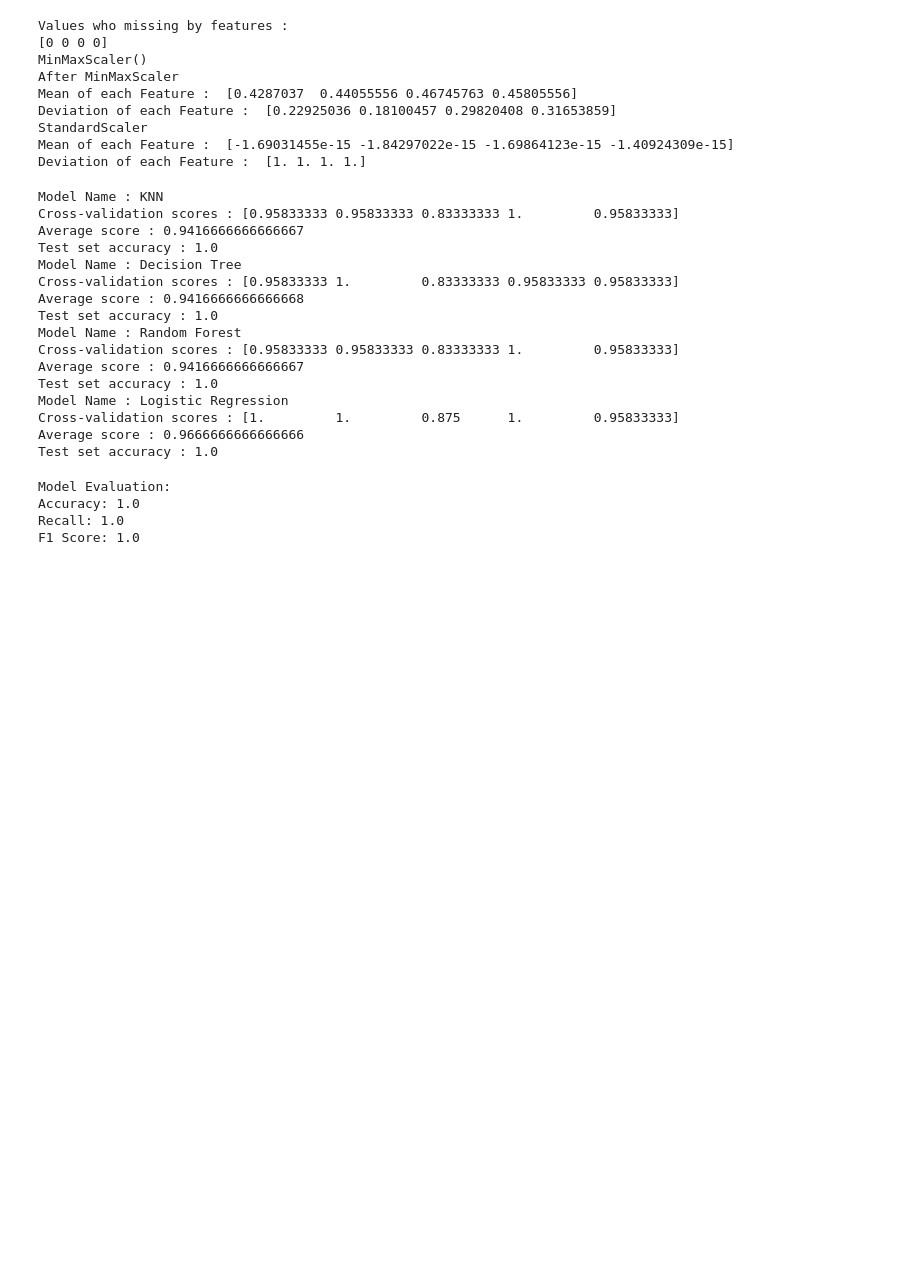
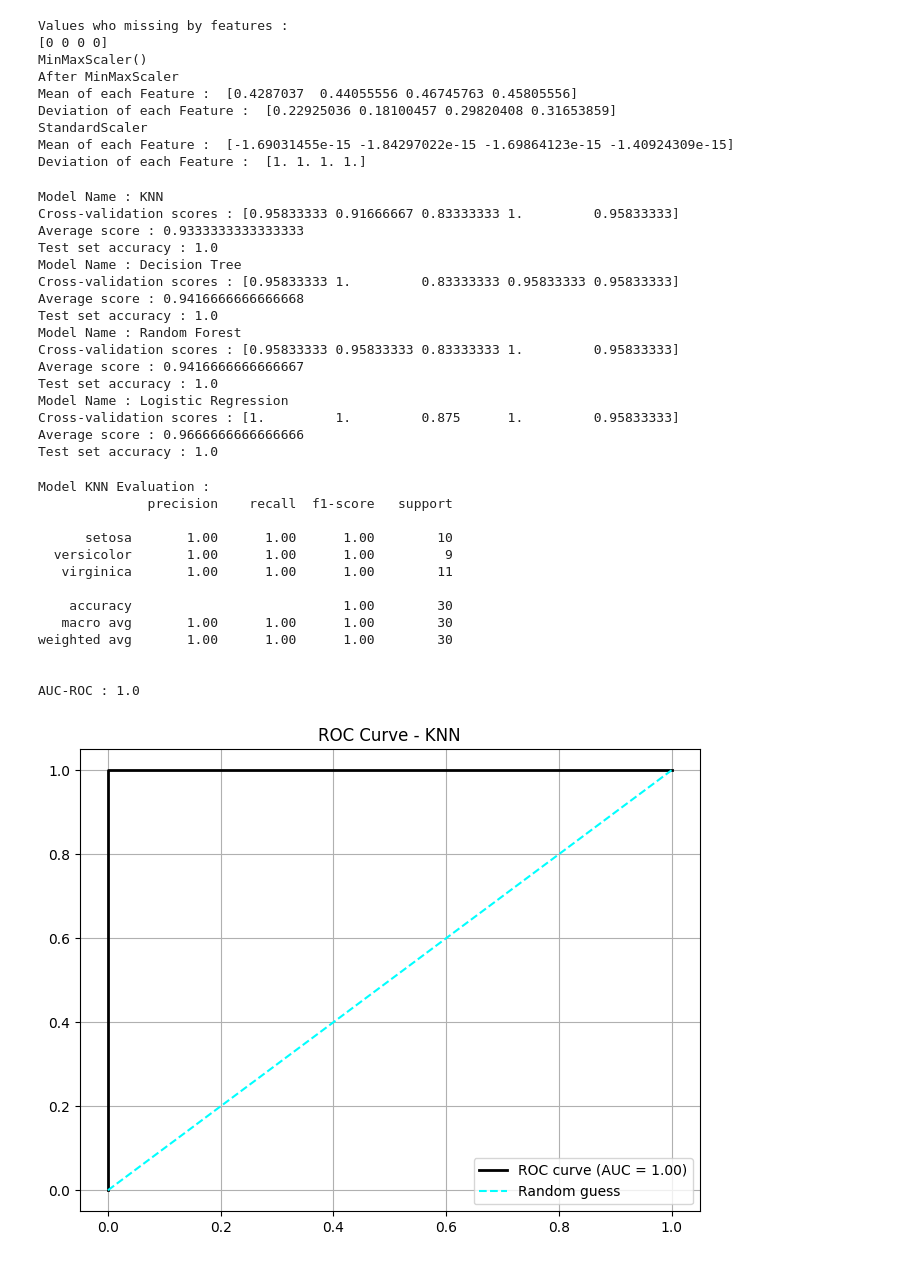
Before and after one commit to Xiteryus/Project-Iris-Dataset-with-Machine-Learning, a Jupyter notebook: Project_Machine_Learning/Project.ipynb, the cells around one changed output. Drawn from its saved outputs; the diff is of its cells as text; code cells hidden in the pictures; blank space fills up the shorter version.

```diff
--- a/Project_Machine_Learning/Project.ipynb
+++ b/Project_Machine_Learning/Project.ipynb
@@ -155,7 +156,7 @@ X_train, X_test, y_train, y_test = train_test_split(X, y, test_size=0.2, random_
 
 # Initialize models
 models = {
-    "KNN": KNeighborsClassifier(n_neighbors=5),
+    "KNN": KNeighborsClassifier(n_neighbors=9),
     "Decision Tree": DecisionTreeClassifier(random_state=42),
     "Random Forest": RandomForestClassifier(random_state=42),
     "Logistic Regression": LogisticRegression(max_iter=200)
@@ -174,11 +175,11 @@ for model_name, model in models.items():
 
     test_accuracy = accuracy_score(y_test, predictions)
     print("Test set accuracy :", test_accuracy)
-#We choose the 'Logistic Regression' due to it's better Cross Validation score
+#We choose the KNN due to it's better performance for the 'iris dataset'
 # %% [output]
 Model Name : KNN
-Cross-validation scores : [0.95833333 0.95833333 0.83333333 1.         0.95833333]
-Average score : 0.9416666666666667
+Cross-validation scores : [0.95833333 0.91666667 0.83333333 1.         0.95833333]
+Average score : 0.9333333333333333
 Test set accuracy : 1.0
 Model Name : Decision Tree
 Cross-validation scores : [0.95833333 1.         0.83333333 0.95833333 0.95833333]
@@ -193,36 +194,58 @@ Cross-validation scores : [1.         1.         0.875      1.         0.9583333
 Average score : 0.9666666666666666
 Test set accuracy : 1.0
 # %%
-#Training and Evaluation
 
-#Training, we choose the right model
-model = KNeighborsClassifier(n_neighbors=5)
+# Training the KNN model
+model = KNeighborsClassifier(n_neighbors=9)
 model.fit(X_train, y_train)
 
-#--------------------------------
-#Model Evaluation
+# Model Evaluation
 y_pred = model.predict(X_test)
 
-print("Model Evaluation:")
 
+# Accuracy
 accuracy = accuracy_score(y_test, y_pred)
-print("Accuracy:", accuracy)
 
+# Recall
 recall = recall_score(y_test, y_pred, average='weighted')
-print("Recall:", recall)
 
+# F1 Score
 f1 = f1_score(y_test, y_pred, average='weighted')
-print("F1 Score:", f1)
 
-#JE NE SAIS PAS COMMENT UTILISER AUC-ROC curve
+# Evaluation metrics
+print("\nModel KNN Evaluation :")
+print(classification_report(y_test, y_pred,target_names=iris.target_names))
 
-#Implement cross-validation to assess the model's performance more robustly. Use techniques
-#like k-fold cross-validation
+# AUC-ROC
+if hasattr(model, "predict_proba"):
+    y_prob = model.predict_proba(X_test)[:, 1]
+    fpr, tpr, thresholds = roc_curve(y_test, y_prob, pos_label=1)
+    roc_auc = auc(fpr, tpr)
+    print("\nAUC-ROC :", roc_auc)
+
+    # Plot ROC curve
+    plt.figure(figsize=(8, 6))
+    plt.plot(fpr, tpr, color='black', lw=2, label='ROC curve (AUC = {:.2f})'.format(roc_auc))
+    plt.plot([0, 1], [0, 1], color='cyan', linestyle='--', label='Random guess')
+    plt.title('ROC Curve - KNN')
+    plt.legend(loc="lower right")
+    plt.grid()
+    plt.show()
 # %% [output]
-Model Evaluation:
-Accuracy: 1.0
-Recall: 1.0
-F1 Score: 1.0
+Model KNN Evaluation :
+              precision    recall  f1-score   support
+
+      setosa       1.00      1.00      1.00        10
+  versicolor       1.00      1.00      1.00         9
+   virginica       1.00      1.00      1.00        11
+
+    accuracy                           1.00        30
+   macro avg       1.00      1.00      1.00        30
+weighted avg       1.00      1.00      1.00        30
+
+
+AUC-ROC : 1.0
+[figure, added]
 # %%
 #Result Analysis :
 for model_name, model in models.items():
```
Also changed, not shown: parts of 4 cells of this notebook.
